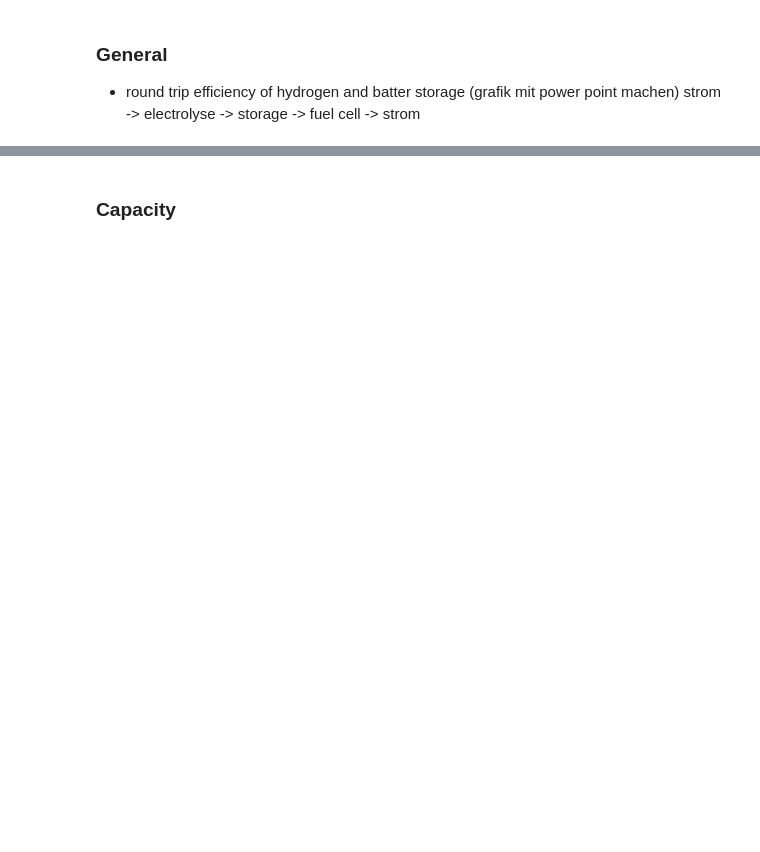
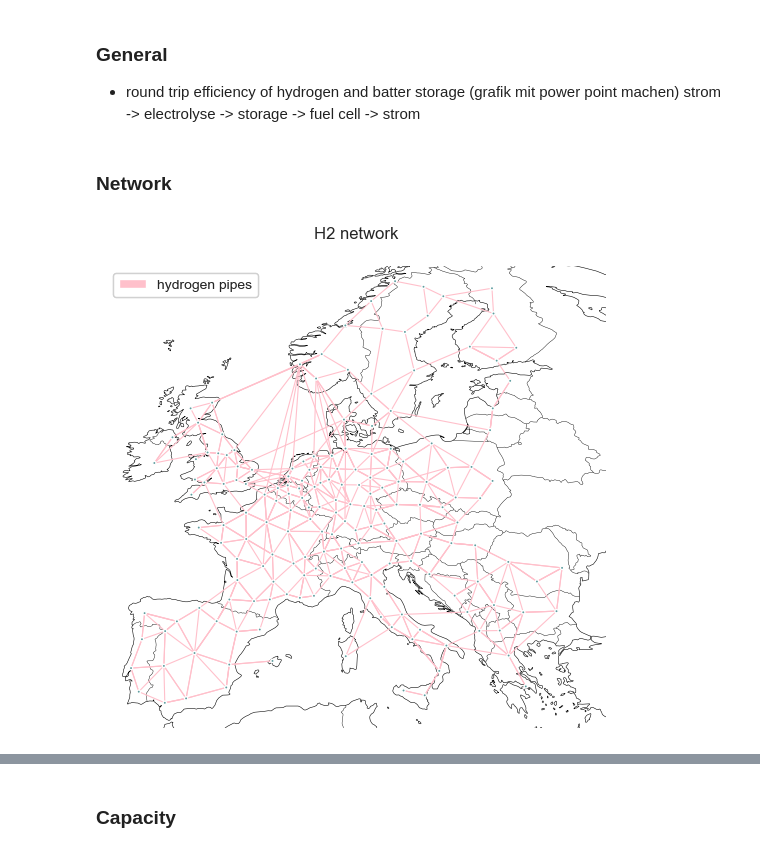
Before and after one commit to JulianGeis/master_thesis, a Jupyter notebook: notebooks/hydrogen_analysis.ipynb, the cells around one changed output, grey strips where cells are left out. Cells and saved outputs as stored; diff of their text form; code cells hidden in the pictures; blank space fills up the shorter version.

```diff
--- a/notebooks/hydrogen_analysis.ipynb
+++ b/notebooks/hydrogen_analysis.ipynb
@@ -31,5 +37,5 @@ onshore_regions = onshore_regions.set_index('name')
 offshore_regions = offshore_regions.set_index('name')
 # %%
 # Network imports
-n_no =pypsa.Network("../data/raw/elec_s_181_lv1.0__Co2L0-3H-T-H-B-I-A-solar+p3-linemaxext10-noH2network_2030.nc")
-n_h2 =pypsa.Network("../data/raw/elec_s_181_lvopt__Co2L0-3H-T-H-B-I-A-solar+p3-linemaxext10_2030.nc")
+stst =pypsa.Network("../data/raw/elec_s_181_lv1.0__Co2L0-3H-T-H-B-I-A-solar+p3-linemaxext10-noH2network_2030.nc")
+exp =pypsa.Network("../data/raw/elec_s_181_lvopt__Co2L0-3H-T-H-B-I-A-solar+p3-linemaxext10_2030.nc")
@@ -60,3 +81,38 @@ offshore_regions["name"] = offshore_regions.index
 # %% [markdown]
 ### General
 - round trip efficiency of hydrogen and batter storage (grafik mit power point machen) strom -> electrolyse -> storage -> fuel cell -> strom
+# %% [markdown]
+### Network
+# %%
+l_h2 = exp.copy()
+
+locs = l_h2.buses[l_h2.buses.carrier == "AC"][["x","y"]]
+mapping = pd.DataFrame(l_h2.buses[l_h2.buses.carrier == "H2"].location)
+mapping["bus"] = mapping.index
+mapping.set_index("location", inplace =True)
+locs.index = locs.index.map(mapping.to_dict()['bus'])
+l_h2.buses.x[l_h2.buses.carrier == "H2"] = locs.x
+l_h2.buses.y[l_h2.buses.carrier == "H2"] = locs.y
+
+l_h2.mremove("Bus",l_h2.buses[l_h2.buses.carrier != "H2"].index)
+
+# write LineStrign into pipes (links)
+h2_pipes = l_h2.links[l_h2.links.carrier.isin(["H2 pipeline retrofitted" , "H2 pipeline"])].index
+other_links = l_h2.links[-l_h2.links.carrier.isin(["H2 pipeline retrofitted" , "H2 pipeline"])].index
+
+for pipe in h2_pipes:
+    loc1 = l_h2.buses.loc[l_h2.links.loc[pipe].bus0][["x", "y"]]
+    loc2 = l_h2.buses.loc[l_h2.links.loc[pipe].bus1][["x", "y"]]
+    l_h2.links.geometry.loc[pipe] = LineString([Point(loc1), Point(loc2)]).wkt
+
+l_h2.mremove("Link", other_links)
+l_h2.mremove("Line", l_h2.lines.index)
+# %%
+fig, ax = plt.subplots(1, 1, subplot_kw={"projection": ccrs.EqualEarth()}, figsize=(8, 6))
+
+l_h2.plot(ax=ax, link_colors="pink", link_widths=0.8,  projection=ccrs.EqualEarth())
+pypsa.plot.add_legend_patches(ax=ax, labels=["hydrogen pipes"], colors=["pink"], legend_kw={'loc': 'upper left'})
+ax.set_title("H2 network", pad=20)
+plt.show()
+# %% [output]
+[figure, added]
```
Also changed, not shown: parts of 23 cells of this notebook, 3 other files.
